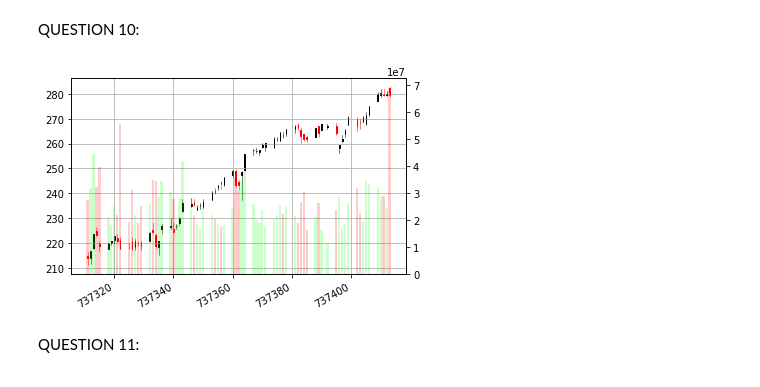
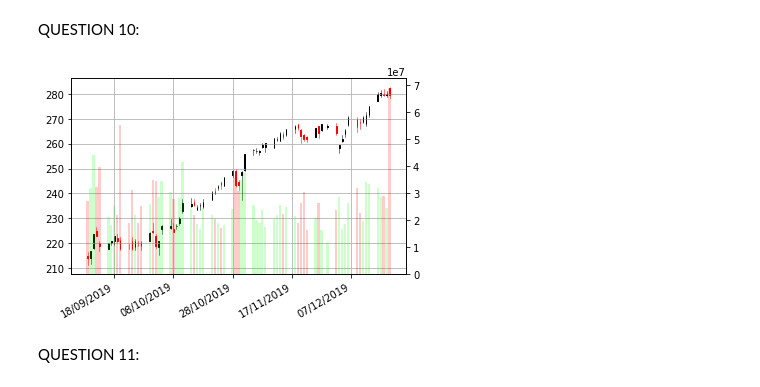
Before and after one commit to khalilacheche/Stocks-Analyser-Fetcher, a Jupyter notebook: main.ipynb, the cells around one changed output. Drawn from its saved outputs; the diff is of its cells as text; code cells hidden in the pictures.

```diff
--- a/main.ipynb
+++ b/main.ipynb
@@ -490,34 +577,36 @@ QUESTION 10:
 def draw_graph_volume (ticker, date_debut,date_fin):
     query = '''
       SELECT open_price,close_price,high_price,low_price,date,volume
       FROM Candlesticks WHERE (ticker IN (\"'''+ticker+"\")"+'''
       AND (date>=\''''+date_debut.strftime("%Y/%m/%d")+"\' AND date<=\'"+date_fin.strftime("%Y/%m/%d")+"\'))"
     PROJET = sqlite3.connect('PROJET.db')
     cursor_PROJET = PROJET.cursor()
     df=pd.read_sql_query(query,PROJET)
     df.date=mpl.dates.date2num(pd.to_datetime(df.date))
+    date_format = mpl.dates.DateFormatter('%d/%m/%Y')
     df.index=df.date
     fig, ax = plt.subplots()
     quot=df[['date','open_price','high_price','low_price','close_price']].values.tolist()
     candlestick_ohlc(ax, quotes=quot)
+    ax.xaxis.set_major_formatter(date_format)
     ax1 = ax.twinx()
     color_list=[]
     green_color=(0,1,0,0.2)
     red_color=(1,0,0,0.2)
     for index,row in df.iterrows():
       if row.open_price> row.close_price:
         color_list.append(red_color)
       else:
         color_list.append(green_color)
     ax1.bar(df.date,df.volume,color=color_list)
     ax.autoscale_view()
     ax.grid(True)
     fig.autofmt_xdate()
 
     plt.show()
 draw_graph_volume("AAPL",datetime(2019,9,7),datetime(2019,12,21))
 # %% [output]
-[figure, old version]
+[figure, new version]
 # %% [markdown]
 QUESTION 11:
 # %%
```
Also changed, not shown: parts of 16 cells of this notebook.
